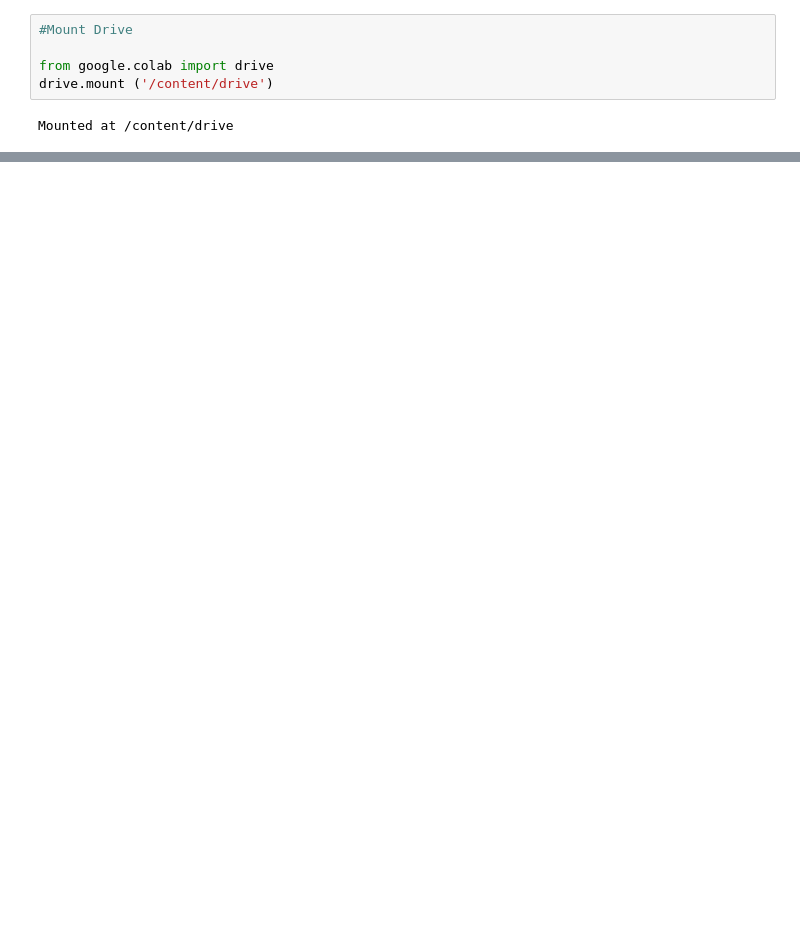
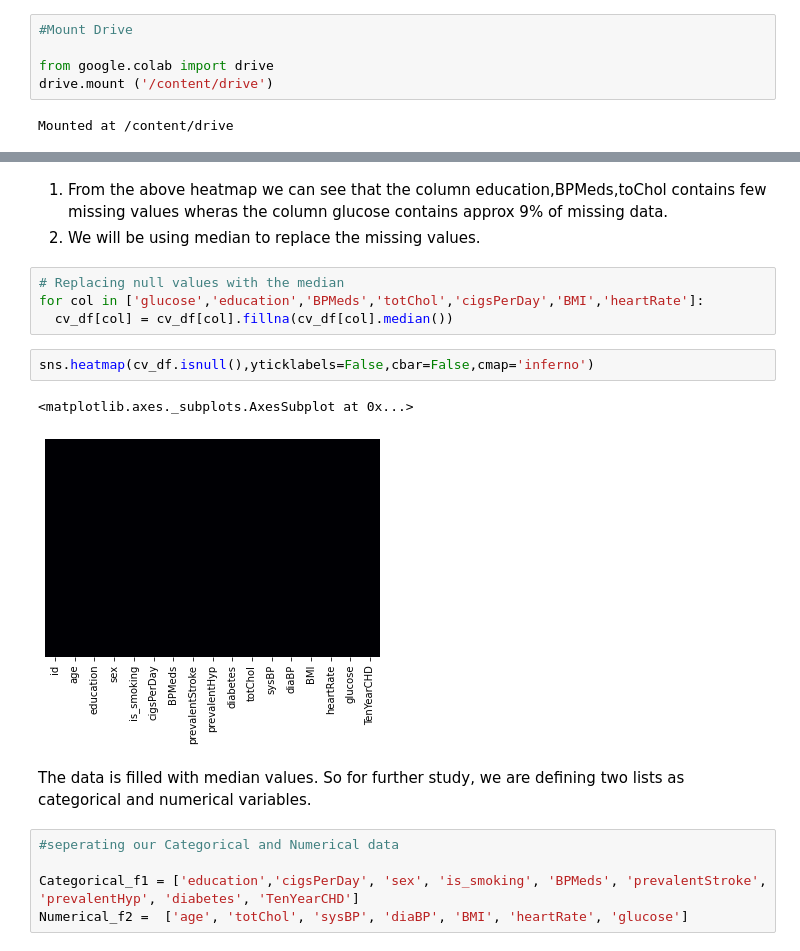
Before and after one commit to Syed-Irfan-1165/Cardiovascular-Risk-Prediction, a Jupyter notebook: Cardiovascular_Risk_Prediction.ipynb, the cells around one changed output, grey strips where cells are left out. Drawn from its saved outputs; the diff is of its cells as text; blank space fills up the shorter version.

```diff
--- a/Cardiovascular_Risk_Prediction.ipynb
+++ b/Cardiovascular_Risk_Prediction.ipynb
@@ -70,0 +262,19 @@ cv_df = pd.read_csv(r"/content/drive/MyDrive/Classification /Cardiovascular_Risk
+# %% [markdown]
+1. From the above heatmap we can see that the column education,BPMeds,toChol contains few missing values wheras the column glucose contains approx 9% of missing data.
+2. We will be using median to replace the missing values.
+# %%
+# Replacing null values with the median
+for col in ['glucose','education','BPMeds','totChol','cigsPerDay','BMI','heartRate']:
+  cv_df[col] = cv_df[col].fillna(cv_df[col].median())
+# %%
+sns.heatmap(cv_df.isnull(),yticklabels=False,cbar=False,cmap='inferno')
+# %% [output]
+<matplotlib.axes._subplots.AxesSubplot at 0x...>
+[figure, added]
+# %% [markdown]
+ The data is filled with median values. So for further study, we are defining two lists as categorical and numerical variables.
+# %%
+#seperating our Categorical and Numerical data
+
+Categorical_f1 = ['education','cigsPerDay', 'sex', 'is_smoking', 'BPMeds', 'prevalentStroke', 'prevalentHyp', 'diabetes', 'TenYearCHD']
+Numerical_f2 =  ['age', 'totChol', 'sysBP', 'diaBP', 'BMI', 'heartRate', 'glucose']
```
Also changed, not shown: parts of 44 cells of this notebook.
